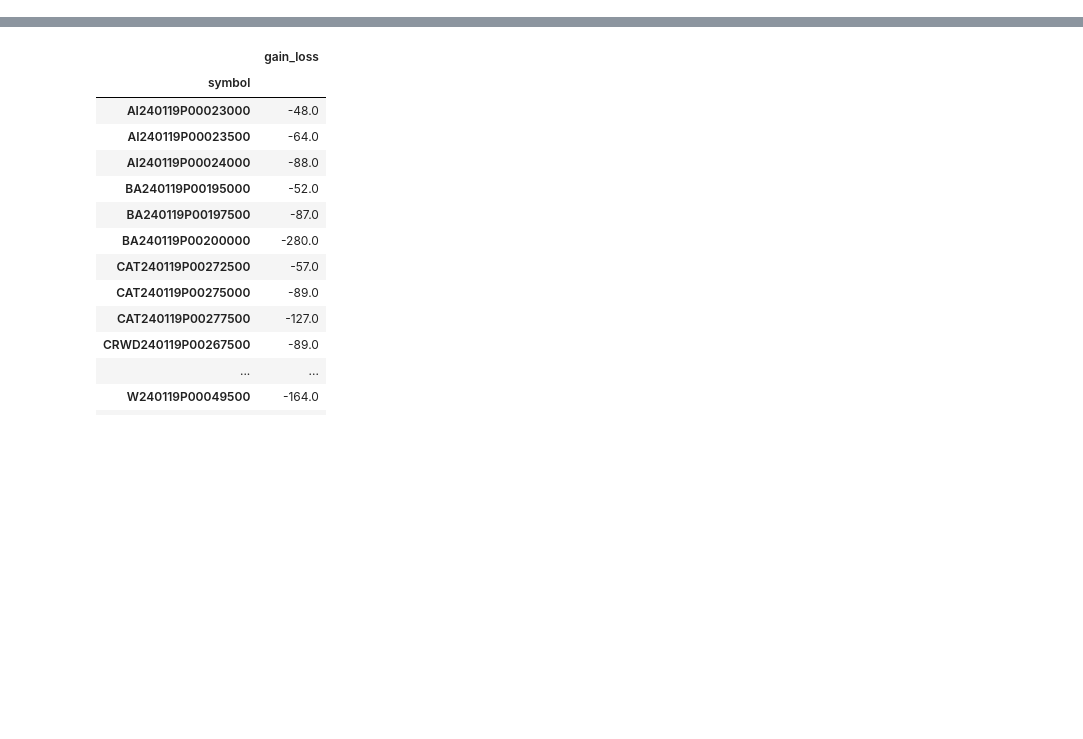
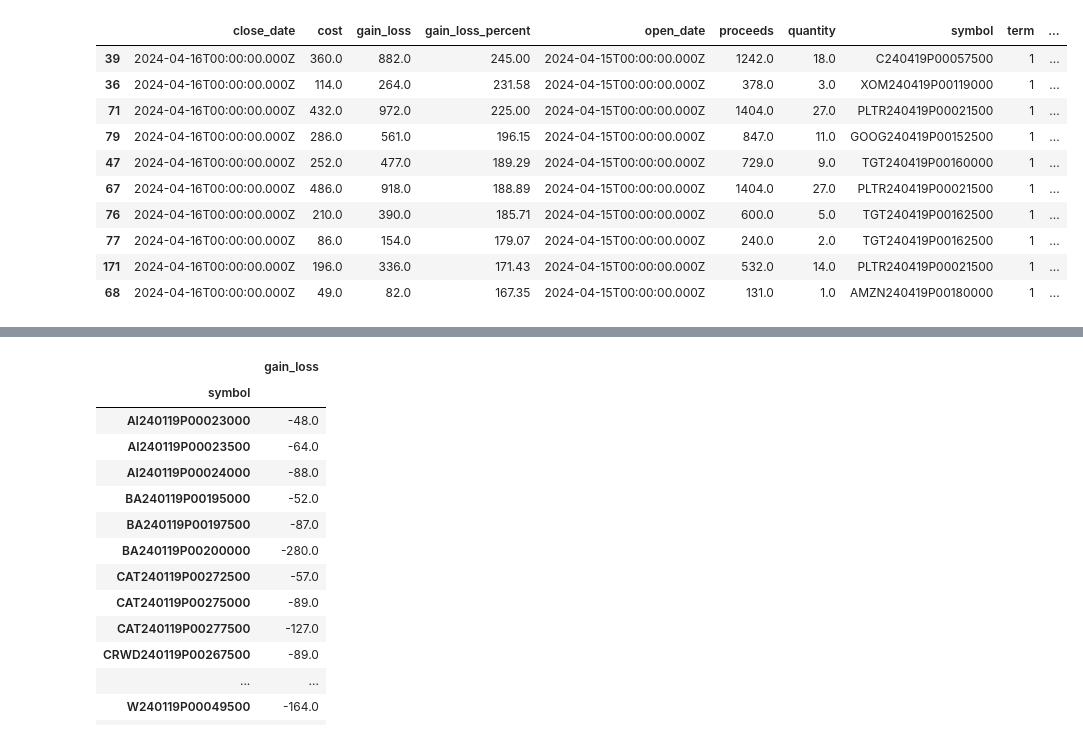
Before and after one commit to cmill3/IIE-Trading-Engine, a Jupyter notebook: monitors/Results Analysis INV.ipynb, the cells around one changed output, grey strips where cells are left out. Cells and saved outputs as stored; diff of their text form; code cells hidden in the pictures; blank space fills up the shorter version.

```diff
--- a/monitors/Results Analysis INV.ipynb
+++ b/monitors/Results Analysis INV.ipynb
@@ -44,0 +50,15 @@ proceeds
+# %%
+sorted = df.sort_values(by='gain_loss_percent', ascending=False)
+sorted.head(10)
+# %% [output]
+|  | close_date | cost | gain_loss | gain_loss_percent | open_date | proceeds | quantity | symbol | term | ... |
+| 39 | 2024-04-16T00:00:00.000Z | 360.0 | 882.0 | 245.00 | 2024-04-15T00:00:00.000Z | 1242.0 | 18.0 | C240419P00057500 | 1 | ... |
+| 36 | 2024-04-16T00:00:00.000Z | 114.0 | 264.0 | 231.58 | 2024-04-15T00:00:00.000Z | 378.0 | 3.0 | XOM240419P00119000 | 1 | ... |
+| 71 | 2024-04-16T00:00:00.000Z | 432.0 | 972.0 | 225.00 | 2024-04-15T00:00:00.000Z | 1404.0 | 27.0 | PLTR240419P00021500 | 1 | ... |
+| 79 | 2024-04-16T00:00:00.000Z | 286.0 | 561.0 | 196.15 | 2024-04-15T00:00:00.000Z | 847.0 | 11.0 | GOOG240419P00152500 | 1 | ... |
+| 47 | 2024-04-16T00:00:00.000Z | 252.0 | 477.0 | 189.29 | 2024-04-15T00:00:00.000Z | 729.0 | 9.0 | TGT240419P00160000 | 1 | ... |
+| 67 | 2024-04-16T00:00:00.000Z | 486.0 | 918.0 | 188.89 | 2024-04-15T00:00:00.000Z | 1404.0 | 27.0 | PLTR240419P00021500 | 1 | ... |
+| 76 | 2024-04-16T00:00:00.000Z | 210.0 | 390.0 | 185.71 | 2024-04-15T00:00:00.000Z | 600.0 | 5.0 | TGT240419P00162500 | 1 | ... |
+| 77 | 2024-04-16T00:00:00.000Z | 86.0 | 154.0 | 179.07 | 2024-04-15T00:00:00.000Z | 240.0 | 2.0 | TGT240419P00162500 | 1 | ... |
+| 171 | 2024-04-16T00:00:00.000Z | 196.0 | 336.0 | 171.43 | 2024-04-15T00:00:00.000Z | 532.0 | 14.0 | PLTR240419P00021500 | 1 | ... |
+| 68 | 2024-04-16T00:00:00.000Z | 49.0 | 82.0 | 167.35 | 2024-04-15T00:00:00.000Z | 131.0 | 1.0 | AMZN240419P00180000 | 1 | ... |
```
Also changed, not shown: parts of 8 cells of this notebook, 11 other files.
